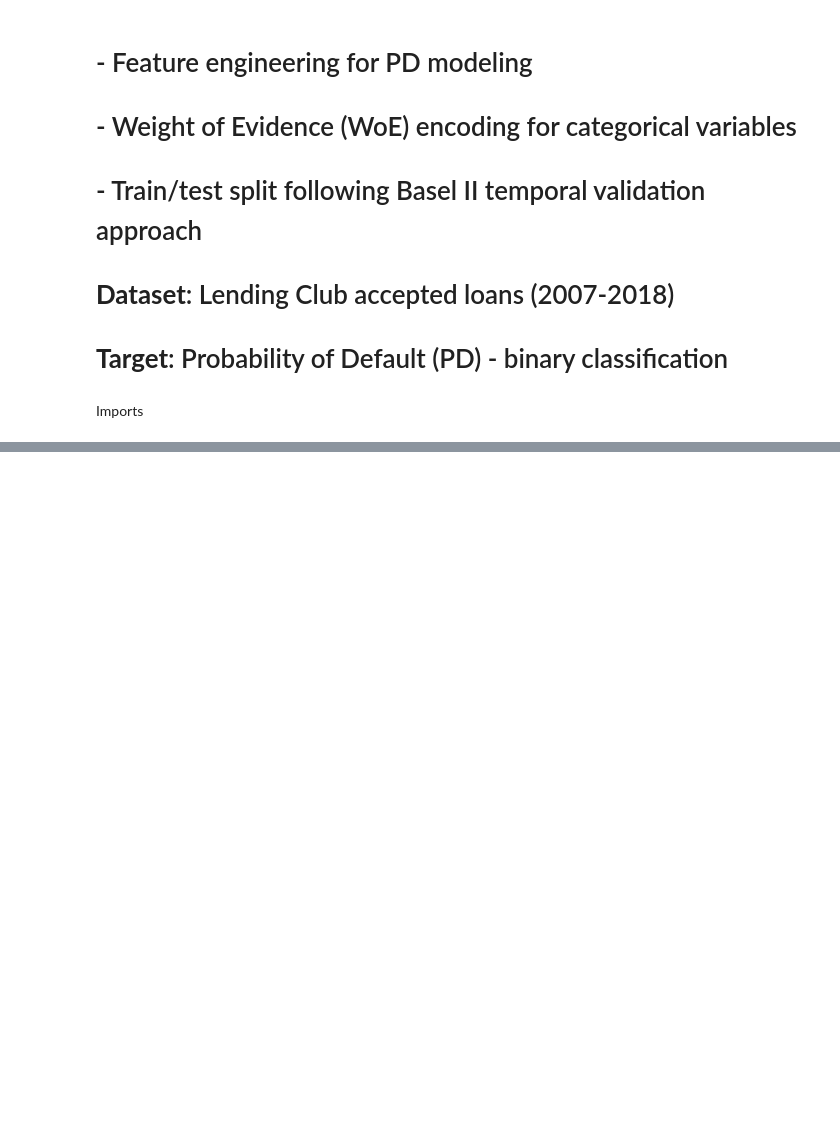
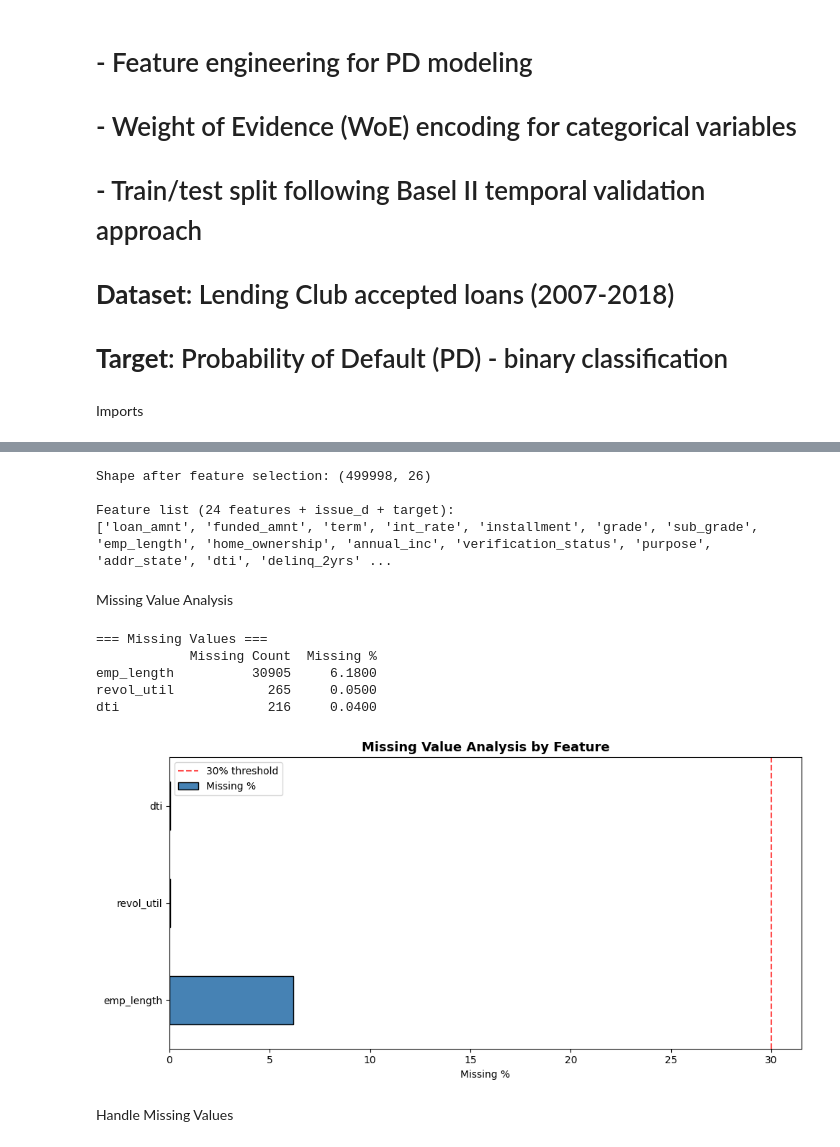
Before and after one commit to karthik-1604/Credit-Risk-Analytics, a Jupyter notebook: notebooks/01_data_preprocessing.ipynb, the cells around one changed output, grey strips where cells are left out. Drawn from its saved outputs; the diff is of its cells as text; code cells hidden in the pictures; blank space fills up the shorter version.

```diff
--- a/notebooks/01_data_preprocessing.ipynb
+++ b/notebooks/01_data_preprocessing.ipynb
@@ -31,0 +149,72 @@ ModuleNotFoundError: No module named 'matplotlib'
+# %%
+selected_features = [
+    # Loan characteristics
+    'loan_amnt', 'funded_amnt', 'term', 'int_rate', 'installment',
+    'grade', 'sub_grade',
+
+    # Borrower characteristics
+    'emp_length', 'home_ownership', 'annual_inc', 'verification_status',
+    'purpose', 'addr_state',
+
+    # Credit history
+    'dti',              # Debt-to-income ratio
+    'delinq_2yrs',      # Delinquencies in last 2 years
+    'earliest_cr_line', # Length of credit history
+    'inq_last_6mths',   # Credit inquiries last 6 months
+    'open_acc',         # Number of open accounts
+    'pub_rec',          # Public derogatory records
+    'revol_bal',        # Revolving balance
+    'revol_util',       # Revolving utilization rate
+    'total_acc',        # Total accounts
+    'mort_acc',         # Mortgage accounts
+    'pub_rec_bankruptcies',
+
+    # Issue date for temporal split
+    'issue_d',
+
+    # Target
+    'target'
+]
+
+df = df[selected_features].copy()
+print(f"Shape after feature selection: {df.shape}")
+print(f"\nFeature list ({len(selected_features)-2} features + issue_d + target):")
+print([f for f in selected_features if f not in ['issue_d', 'target']])
+# %% [output]
+Shape after feature selection: (499998, 26)
+
+Feature list (24 features + issue_d + target):
+['loan_amnt', 'funded_amnt', 'term', 'int_rate', 'installment', 'grade', 'sub_grade', 'emp_length', 'home_ownership', 'annual_inc', 'verification_status', 'purpose', 'addr_state', 'dti', 'delinq_2yrs' ...
+# %% [markdown]
+ Missing Value Analysis
+# %%
+missing = df.isnull().sum()
+missing_pct = (missing / len(df) * 100).round(2)
+missing_df = pd.DataFrame({
+    'Missing Count': missing,
+    'Missing %': missing_pct
+}).query('`Missing Count` > 0').sort_values('Missing %', ascending=False)
+
+print("=== Missing Values ===")
+print(missing_df)
+
+# Visualize
+if len(missing_df) > 0:
+    fig, ax = plt.subplots(figsize=(10, 5))
+    missing_df['Missing %'].plot(kind='barh', ax=ax, color='steelblue', edgecolor='black')
+    ax.set_xlabel('Missing %')
+    ax.set_title('Missing Value Analysis by Feature', fontsize=13, fontweight='bold')
+    ax.axvline(x=30, color='red', linestyle='--', alpha=0.7, label='30% threshold')
+    ax.legend()
+    plt.tight_layout()
+    plt.savefig('missing_values.png', dpi=150, bbox_inches='tight')
+    plt.show()
+# %% [output]
+=== Missing Values ===
+            Missing Count  Missing %
+emp_length          30905     6.1800
+revol_util            265     0.0500
+dti                   216     0.0400
+[figure, added]
+# %% [markdown]
+Handle Missing Values
```
Also changed, not shown: parts of 28 cells of this notebook, 1 other file.
